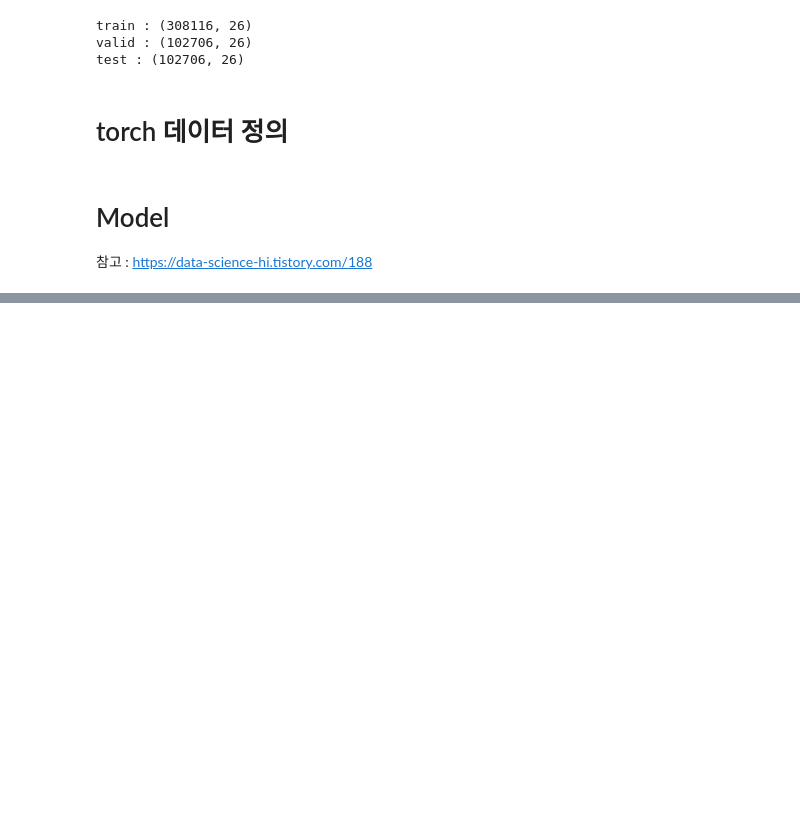
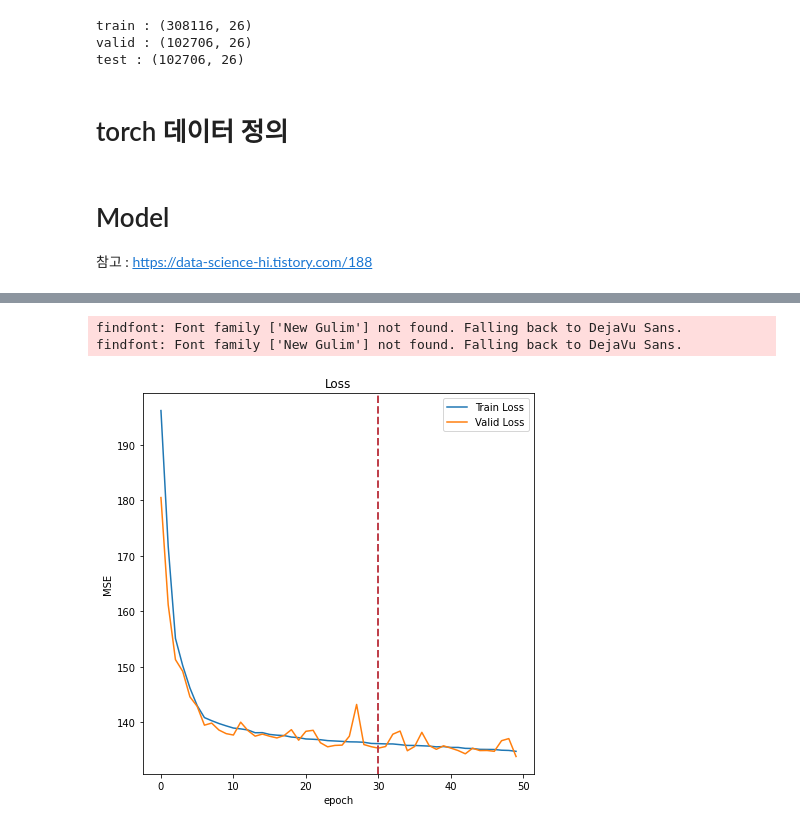
Before and after one commit to bub3690/22-1_datamining, a Jupyter notebook: final_project/MLP.ipynb, the cells around one changed output, grey strips where cells are left out. Drawn from its saved outputs; the diff is of its cells as text; code cells hidden in the pictures; blank space fills up the shorter version.

```diff
--- a/final_project/MLP.ipynb
+++ b/final_project/MLP.ipynb
@@ -311,0 +361,18 @@ Epoch : 49 / Train loss : 130.9596 / Valid loss : 132.9761
+# %%
+
+plt.figure(figsize=(7,7))
+
+plt.plot(loss_,label='Train Loss')
+plt.plot(valid_loss,label='Valid Loss')
+
+plt.axvline(30, color='#bf404b', linestyle='--', linewidth=2)
+
+plt.legend()
+plt.title('Loss')
+plt.xlabel('epoch')
+plt.ylabel('MSE')
+plt.show()
+# %% [output]
+findfont: Font family ['New Gulim'] not found. Falling back to DejaVu Sans.
+findfont: Font family ['New Gulim'] not found. Falling back to DejaVu Sans.
+[figure, added]
```
Also changed, not shown: parts of 11 cells of this notebook.
